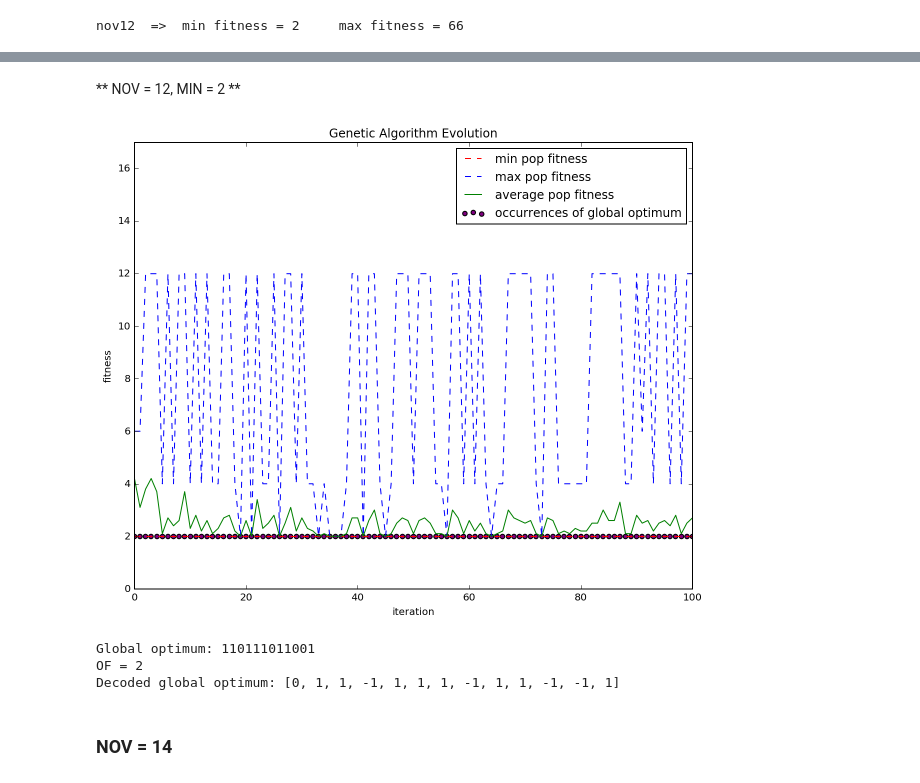
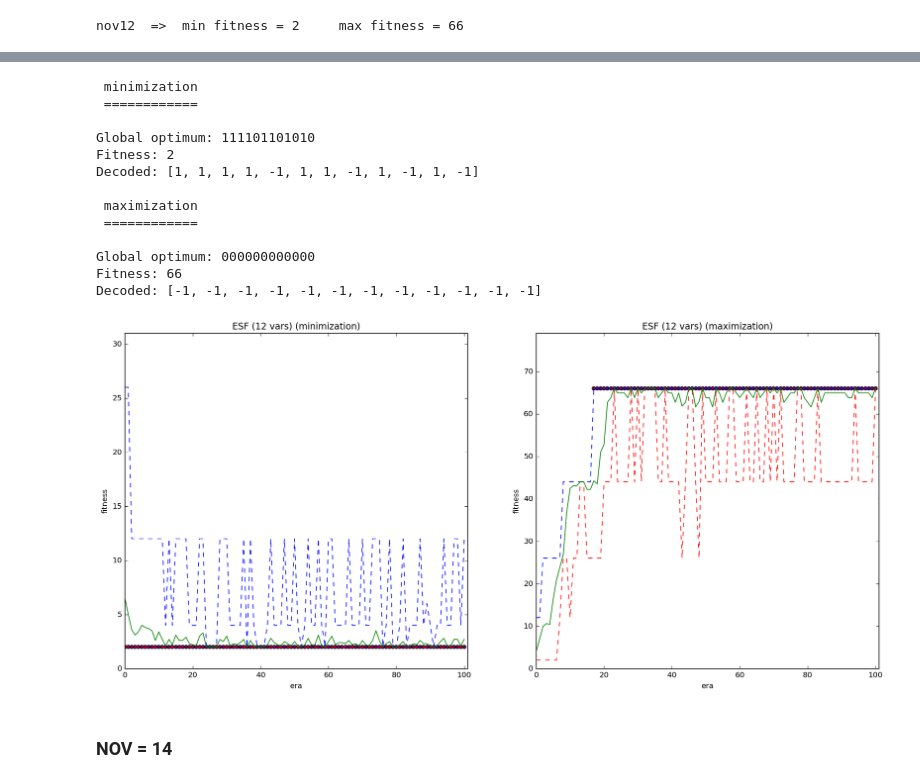
Before and after one commit to glifchits/simple-genetic-algorithm, a Jupyter notebook: SGA.ipynb, the cells around one changed output, grey strips where cells are left out. Cells and saved outputs as stored; diff of their text form; code cells hidden in the pictures.

```diff
--- a/SGA.ipynb
+++ b/SGA.ipynb
@@ -329,3 +346,32 @@ def benchmark_decoder(coding):
+# %%
+def plot_ga_minmax(objfun, decoder, min_ga_opts=None, max_ga_opts=None, title="Genetic Algorithm"):
+    fig, (ax1, ax2) = plt.subplots(1, 2)
+    for ax, minimax, opts in [(ax1, MIN, min_ga_opts), (ax2, MAX, max_ga_opts)]:
+        opts = opts or {} # if none, then use empty dict of options
+        minimax_title = "minimization" if minimax == MIN else "maximization"
+        print('\n', minimax_title, '\n', '='*len(minimax_title), '\n')
+        plot_ga(
+            objfun, decoder,
+            ax=ax, min_or_max=minimax,
+            ga_opts=opts,
+            title="{} ({})".format(title, minimax_title)
+        )
+
+
+def plot_esf_minmax(nov, min_ga_opts=None, max_ga_opts=None):
+    # initialize option dicts as new dictionaries
+    min_opts = {}
+    max_opts = {}
+    # update with parameter option dicts (if provided)
+    min_opts.update(min_ga_opts or {})
+    max_opts.update(max_ga_opts or {})
+    # update with mandatory chromosome length = NOV
+    min_opts['chromosome_length'] = nov
+    max_opts['chromosome_length'] = nov
+    # plot!
+    plot_ga_minmax(esf, esf_decoder, title="ESF ({} vars)".format(nov),
+                   min_ga_opts=min_opts.copy(), max_ga_opts=max_opts.copy()
+    )
 # %% [markdown]
 ## DeJong's Function
 
@@ -485,17 +481,20 @@ Decoded global optimum: [0, 1, 1, 1, 1, 1, 1, 1, 1, 1, 1, 1, 1]
-# %% [markdown]
-** NOV = 12, MIN = 2 **
-# %%
-decoder = benchmark_decoder
-nov = 12
-obj_fun = nov12
-fitness = lambda coding: obj_fun(*decoder(coding))
-
-run_genetic_algorithm(fitness, chromosome_length = nov, min_or_max = MIN)
-# %% [output]
-[figure, removed]
-Global optimum: 110111011001
-OF = 2
-Decoded global optimum: [0, 1, 1, -1, 1, 1, 1, -1, 1, 1, -1, -1, 1]
+# %%
+plot_esf_minmax(12)
+# %% [output]
+ minimization
+ ============
+
+Global optimum: 111101101010
+Fitness: 2
+Decoded: [1, 1, 1, 1, -1, 1, 1, -1, 1, -1, 1, -1]
+
+ maximization
+ ============
+
+Global optimum: 000000000000
+Fitness: 66
+Decoded: [-1, -1, -1, -1, -1, -1, -1, -1, -1, -1, -1, -1]
+[figure, added]
 # %% [markdown]
 ### NOV = 14
 # %%
```
Also changed, not shown: parts of 32 cells of this notebook.
